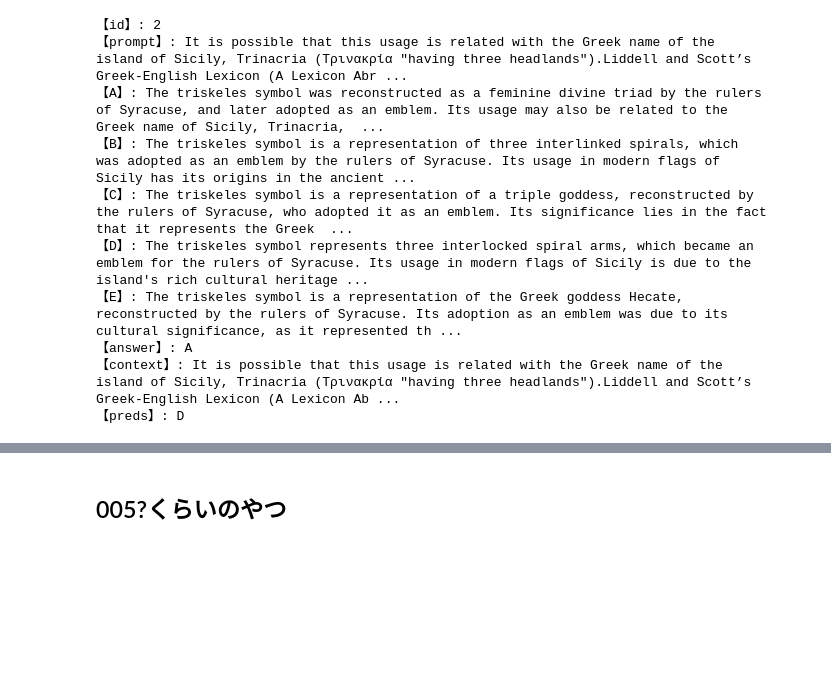
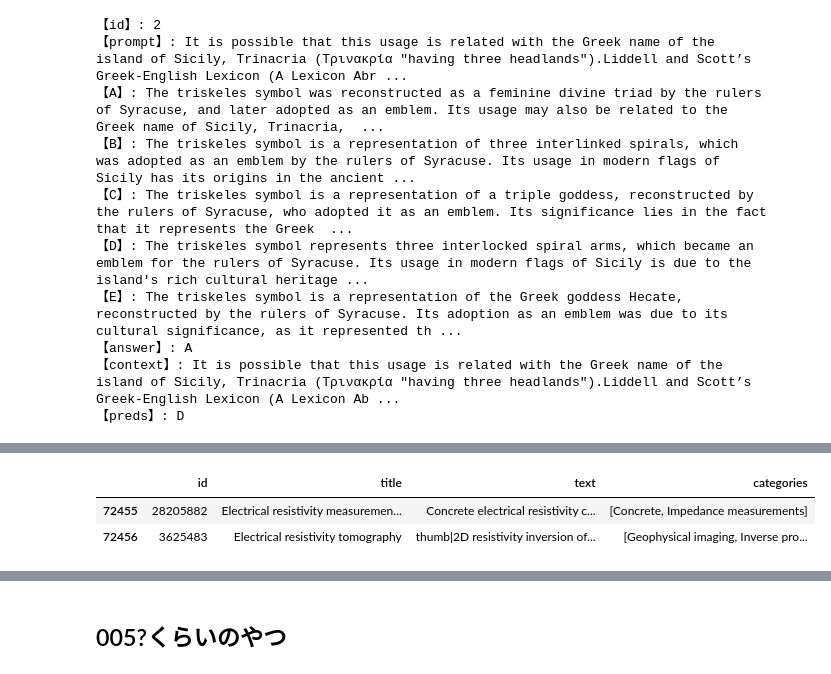
Before and after one commit to unonao/kaggle-llm-science, a Jupyter notebook: notebook/check_wrong_answers.ipynb, the cells around one changed output, grey strips where cells are left out. Drawn from its saved outputs; the diff is of its cells as text; code cells hidden in the pictures; blank space fills up the shorter version.

```diff
--- a/notebook/check_wrong_answers.ipynb
+++ b/notebook/check_wrong_answers.ipynb
@@ -403,0 +691,8 @@ df.head()
+# %%
+file_df = pd.read_parquet(f"../input/wikipedia-20230701/e.parquet")
+# %%
+file_df[file_df["title"].str.contains("Electrical resistivity")]
+# %% [output]
+|  | id | title | text | categories |
+| 72455 | 28205882 | Electrical resistivity measuremen... | Concrete electrical resistivity c... | [Concrete, Impedance measurements] |
+| 72456 | 3625483 | Electrical resistivity tomography | thumb|2D resistivity inversion of... | [Geophysical imaging, Inverse pro... |
```
Also changed, not shown: parts of 73 cells of this notebook, 2 other files.
